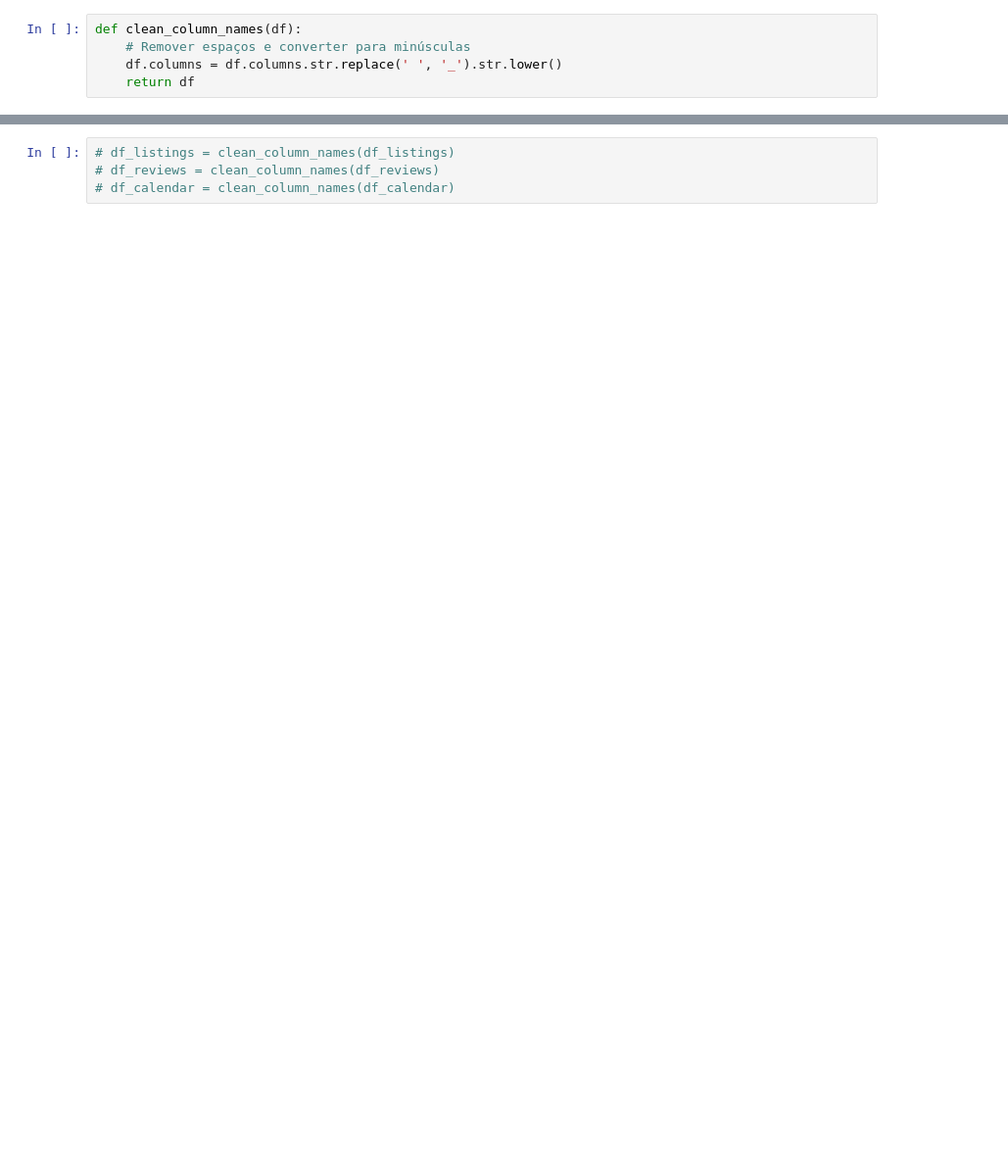
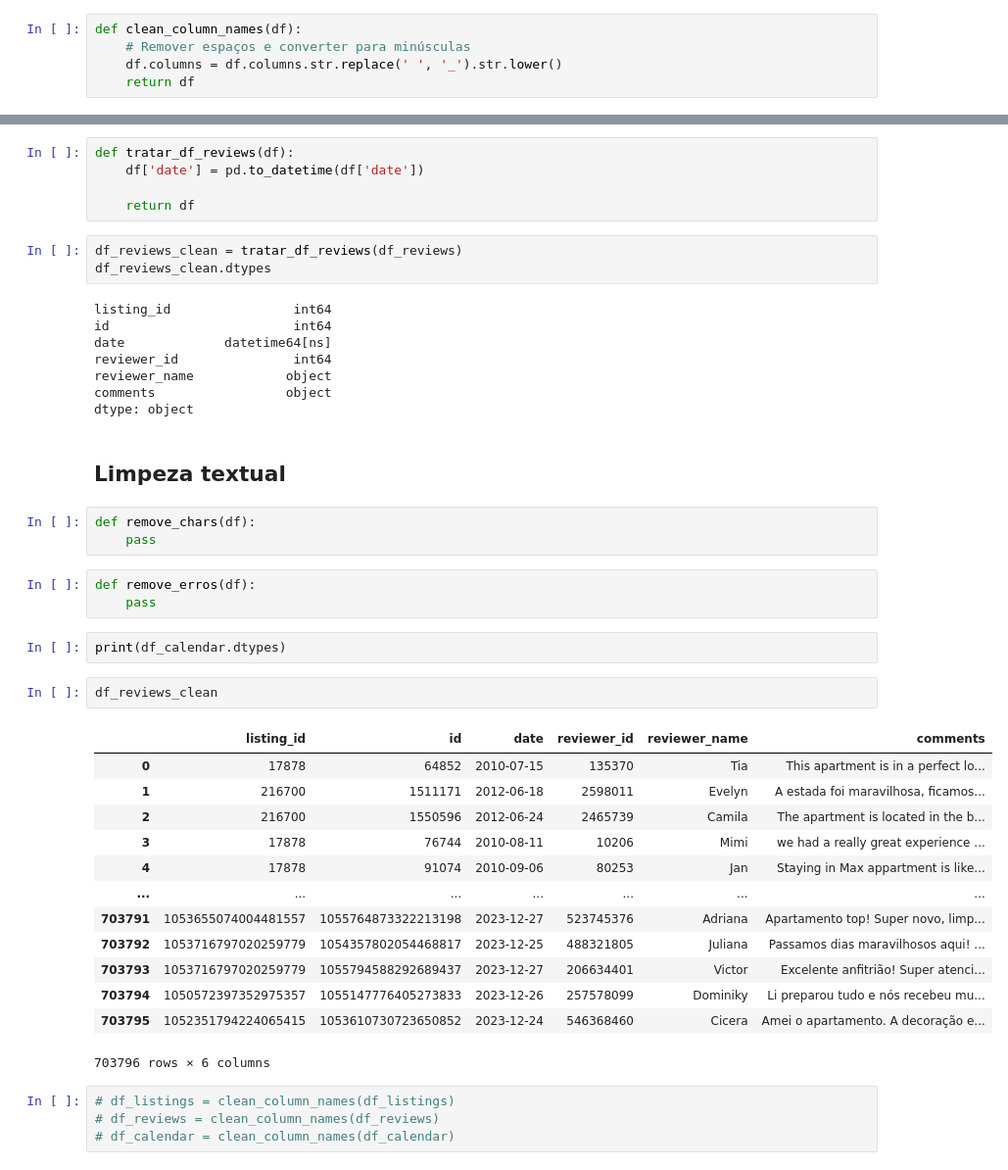
Before and after one commit to guilhermebezerrads/analytics-engineering-project, a Jupyter notebook: analytics_engineering_airbnb.ipynb, the cells around one changed output, grey strips where cells are left out. Shown at 98% size. Cells and saved outputs as stored; diff of their text form; blank space fills up the shorter version.

```diff
--- a/analytics_engineering_airbnb.ipynb
+++ b/analytics_engineering_airbnb.ipynb
@@ -55,3 +114,45 @@ def clean_column_names(df):
+# %%
+def tratar_df_reviews(df):
+    df['date'] = pd.to_datetime(df['date'])
+
+    return df
+# %%
+df_reviews_clean = tratar_df_reviews(df_reviews)
+df_reviews_clean.dtypes
+# %% [output]
+listing_id                int64
+id                        int64
+date             datetime64[ns]
+reviewer_id               int64
+reviewer_name            object
+comments                 object
+dtype: object
+# %% [markdown]
+## Limpeza textual
+# %%
+def remove_chars(df):
+    pass
+# %%
+def remove_erros(df):
+    pass
+# %%
+print(df_calendar.dtypes)
+# %%
+df_reviews_clean
+# %% [output]
+|  | listing_id | id | date | reviewer_id | reviewer_name | comments |
+| 0 | 17878 | 64852 | 2010-07-15 | 135370 | Tia | This apartment is in a perfect lo... |
+| 1 | 216700 | 1511171 | 2012-06-18 | 2598011 | Evelyn | A estada foi maravilhosa, ficamos... |
+| 2 | 216700 | 1550596 | 2012-06-24 | 2465739 | Camila | The apartment is located in the b... |
+| 3 | 17878 | 76744 | 2010-08-11 | 10206 | Mimi | we had a really great experience ... |
+| 4 | 17878 | 91074 | 2010-09-06 | 80253 | Jan | Staying in Max appartment is like... |
+| ... | ... | ... | ... | ... | ... | ... |
+| 703791 | 1053655074004481557 | 1055764873322213198 | 2023-12-27 | 523745376 | Adriana | Apartamento top! Super novo, limp... |
+| 703792 | 1053716797020259779 | 1054357802054468817 | 2023-12-25 | 488321805 | Juliana | Passamos dias maravilhosos aqui! ... |
+| 703793 | 1053716797020259779 | 1055794588292689437 | 2023-12-27 | 206634401 | Victor | Excelente anfitrião! Super atenci... |
+| 703794 | 1050572397352975357 | 1055147776405273833 | 2023-12-26 | 257578099 | Dominiky | Li preparou tudo e nós recebeu mu... |
+| 703795 | 1052351794224065415 | 1053610730723650852 | 2023-12-24 | 546368460 | Cicera | Amei o apartamento. A decoração e... |
+703796 rows × 6 columns
 # %%
 # df_listings = clean_column_names(df_listings)
 # df_reviews = clean_column_names(df_reviews)
```
Also changed, not shown: parts of 15 cells of this notebook.
